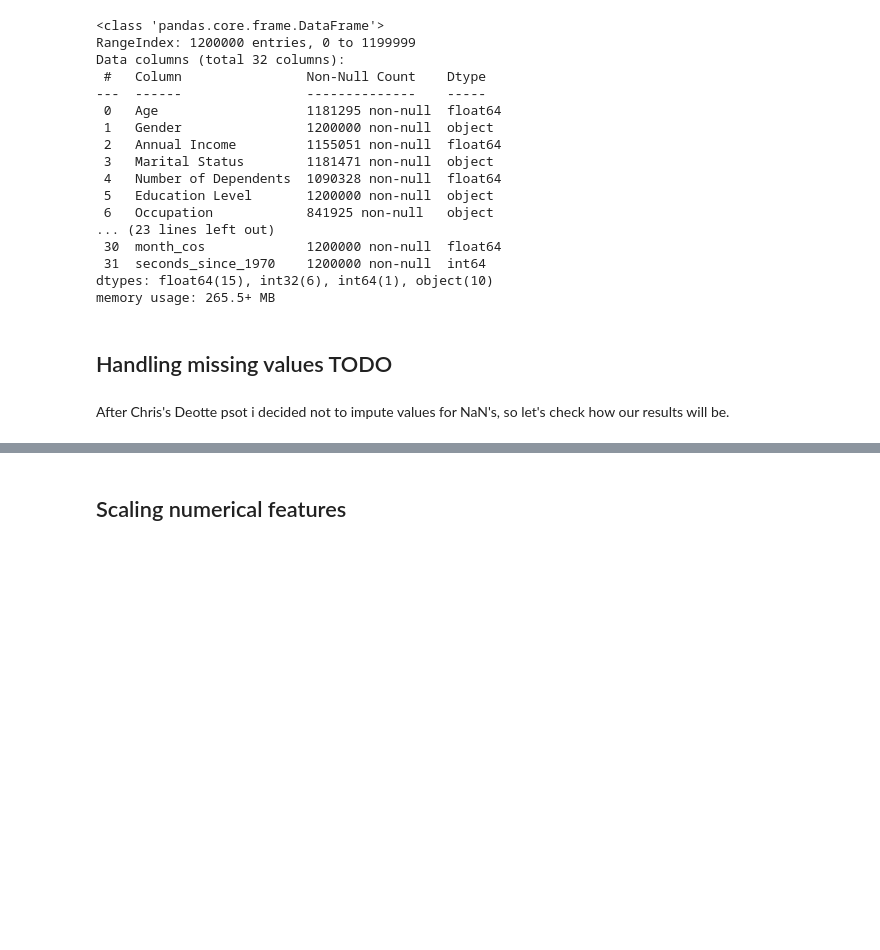
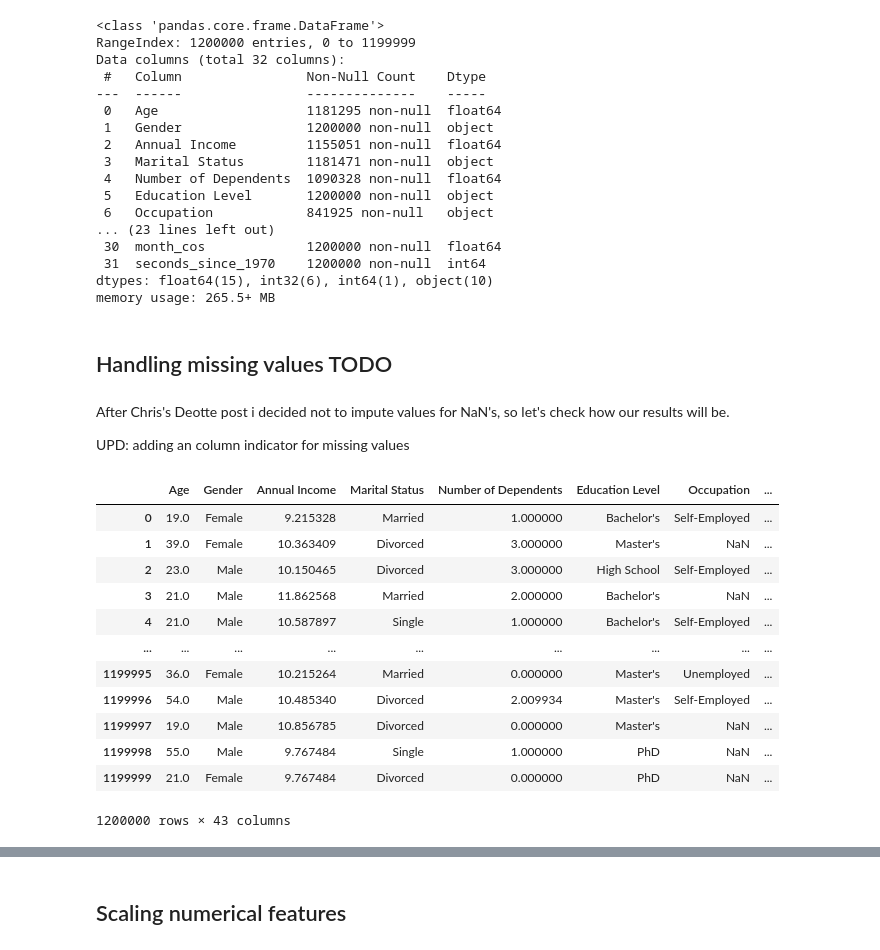
Before and after one commit to DenysGolub/Kaggle-Notebooks, a Jupyter notebook: insurance-premiums-unlocked-train-like-a-pro.ipynb, the cells around one changed output, grey strips where cells are left out. Cells and saved outputs as stored; diff of their text form; code cells hidden in the pictures; blank space fills up the shorter version.

```diff
--- a/insurance-premiums-unlocked-train-like-a-pro.ipynb
+++ b/insurance-premiums-unlocked-train-like-a-pro.ipynb
@@ -157,6 +160,8 @@ memory usage: 265.5+ MB
 # %% [markdown]
 ## Handling missing values TODO
 # %% [markdown]
-After Chris's Deotte psot i decided not to impute values for NaN's, so let's check how our results will be.
+After Chris's Deotte post i decided not to impute values for NaN's, so let's check how our results will be.
+
+UPD: adding an column indicator for missing values
 # %%
 def impute_missing_numerical_data(df):
@@ -182,0 +189,16 @@ def impute_missing_categorical_data(df):
+# %%
+train
+# %% [output]
+|  | Age | Gender | Annual Income | Marital Status | Number of Dependents | Education Level | Occupation | ... |
+| 0 | 19.0 | Female | 9.215328 | Married | 1.000000 | Bachelor's | Self-Employed | ... |
+| 1 | 39.0 | Female | 10.363409 | Divorced | 3.000000 | Master's | NaN | ... |
+| 2 | 23.0 | Male | 10.150465 | Divorced | 3.000000 | High School | Self-Employed | ... |
+| 3 | 21.0 | Male | 11.862568 | Married | 2.000000 | Bachelor's | NaN | ... |
+| 4 | 21.0 | Male | 10.587897 | Single | 1.000000 | Bachelor's | Self-Employed | ... |
+| ... | ... | ... | ... | ... | ... | ... | ... | ... |
+| 1199995 | 36.0 | Female | 10.215264 | Married | 0.000000 | Master's | Unemployed | ... |
+| 1199996 | 54.0 | Male | 10.485340 | Divorced | 2.009934 | Master's | Self-Employed | ... |
+| 1199997 | 19.0 | Male | 10.856785 | Divorced | 0.000000 | Master's | NaN | ... |
+| 1199998 | 55.0 | Male | 9.767484 | Single | 1.000000 | PhD | NaN | ... |
+| 1199999 | 21.0 | Female | 9.767484 | Divorced | 0.000000 | PhD | NaN | ... |
+1200000 rows × 43 columns
```
Also changed, not shown: parts of 21 cells of this notebook.
